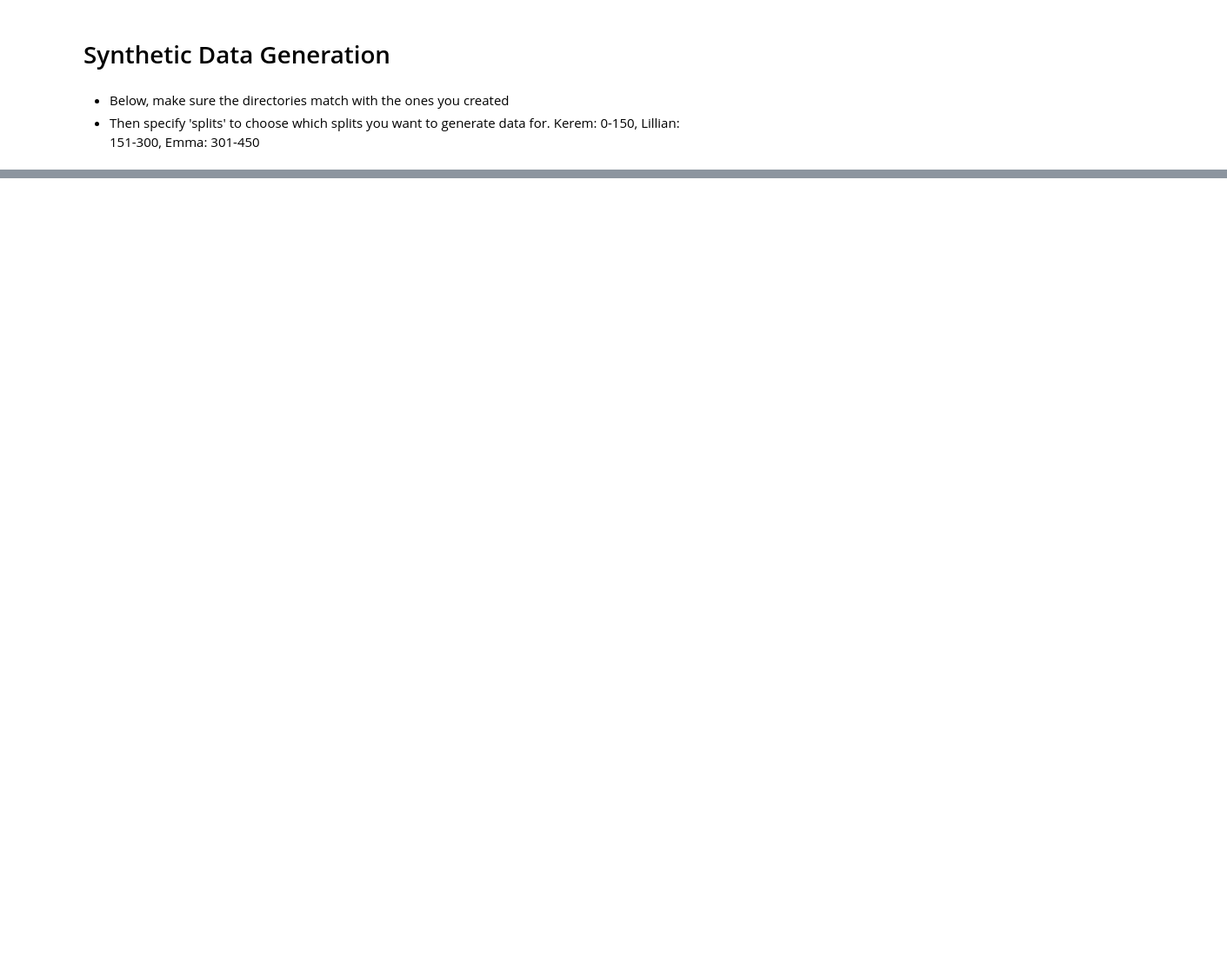
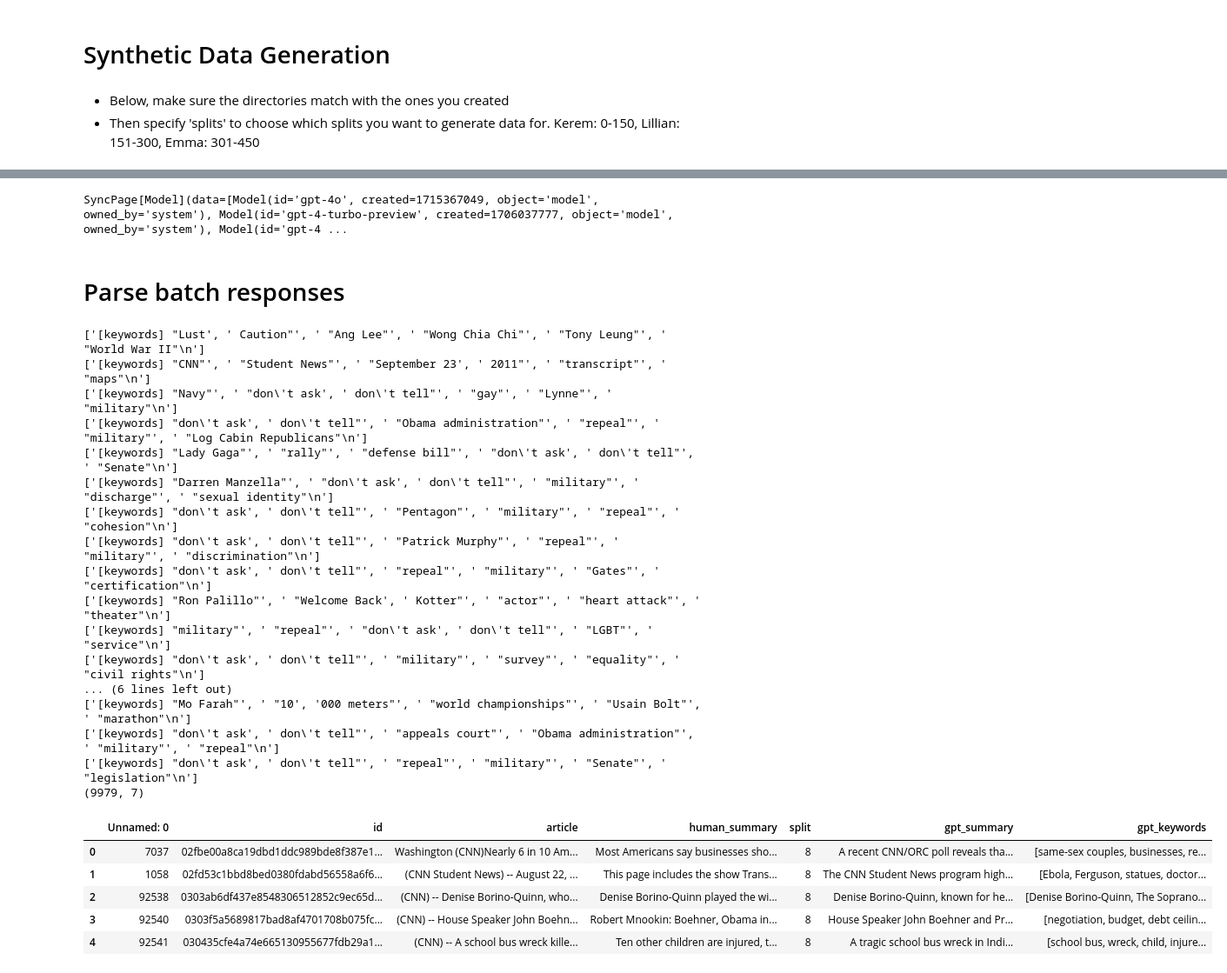
Before and after one commit to lilliansun04/cs2281_synthetic_data, a Jupyter notebook: dataset.ipynb, the cells around one changed output, grey strips where cells are left out. Shown at 87% size. Cells and saved outputs as stored; diff of their text form; code cells hidden in the pictures; blank space fills up the shorter version.

Commit message:
add data parsing, batch generation, and final dataset code (summary)

```diff
--- a/dataset.ipynb
+++ b/dataset.ipynb
@@ -140,0 +203,74 @@ data.process_splits(df_all, generator, splits, synthetic_data_dir = synthetic_da
+# %%
+client.models.list()
+# %% [output]
+SyncPage[Model](data=[Model(id='gpt-4o', created=1715367049, object='model', owned_by='system'), Model(id='gpt-4-turbo-preview', created=1706037777, object='model', owned_by='system'), Model(id='gpt-4 ...
+# %% [markdown]
+# Parse batch responses
+# %%
+import data
+import json
+import pandas as pd
+
+filename = 'datasets/batch_675b4c357e688190b7147f69fc698aab_output.jsonl'
+
+generator = data.SummaryGenerator()
+
+with open(filename, 'r') as json_file:
+    json_list = list(json_file)
+
+
+results = []
+for json_str in json_list:
+    result = json.loads(json_str)
+
+    id = result['custom_id'].split('-')[2]
+    text = result['response']['body']['choices'][0]['message']['content']
+
+    try:
+        out = generator.parse_response(text)
+        out['id'] = id
+        out['gpt_summary'] = out.pop('summary')
+        out['gpt_keywords'] = out.pop('keywords')
+        results.append(out)
+    except Exception as e:
+        continue
+        print(e)
+
+df_out = pd.DataFrame(columns = results[0].keys())
+for result in results:
+    for key in result.keys():
+        result[key] = [result[key]] # otherwise the lists are ignored
+    df_row = pd.DataFrame.from_dict(result)
+    df_out = pd.concat([df_out, df_row])
+
+df_all = pd.read_csv('datasets/cnn_parsed/all.csv')
+df_all = df_all.rename(columns={'highlights' : 'human_summary'})
+
+df_merged = pd.merge(df_all, df_out, on='id', how='inner')
+df_merged.drop(df_merged.columns[df_merged.columns.str.contains('^Unnamed')], axis=1, inplace=True)
+print(df_merged.shape)
+df_merged.head()
+# %% [output]
+['[keywords] "Lust', ' Caution"', ' "Ang Lee"', ' "Wong Chia Chi"', ' "Tony Leung"', ' "World War II"\n']
+['[keywords] "CNN"', ' "Student News"', ' "September 23', ' 2011"', ' "transcript"', ' "maps"\n']
+['[keywords] "Navy"', ' "don\'t ask', ' don\'t tell"', ' "gay"', ' "Lynne"', ' "military"\n']
+['[keywords] "don\'t ask', ' don\'t tell"', ' "Obama administration"', ' "repeal"', ' "military"', ' "Log Cabin Republicans"\n']
+['[keywords] "Lady Gaga"', ' "rally"', ' "defense bill"', ' "don\'t ask', ' don\'t tell"', ' "Senate"\n']
+['[keywords] "Darren Manzella"', ' "don\'t ask', ' don\'t tell"', ' "military"', ' "discharge"', ' "sexual identity"\n']
+['[keywords] "don\'t ask', ' don\'t tell"', ' "Pentagon"', ' "military"', ' "repeal"', ' "cohesion"\n']
+['[keywords] "don\'t ask', ' don\'t tell"', ' "Patrick Murphy"', ' "repeal"', ' "military"', ' "discrimination"\n']
+['[keywords] "don\'t ask', ' don\'t tell"', ' "repeal"', ' "military"', ' "Gates"', ' "certification"\n']
+['[keywords] "Ron Palillo"', ' "Welcome Back', ' Kotter"', ' "actor"', ' "heart attack"', ' "theater"\n']
+['[keywords] "military"', ' "repeal"', ' "don\'t ask', ' don\'t tell"', ' "LGBT"', ' "service"\n']
+['[keywords] "don\'t ask', ' don\'t tell"', ' "military"', ' "survey"', ' "equality"', ' "civil rights"\n']
+... (6 lines left out)
+['[keywords] "Mo Farah"', ' "10', '000 meters"', ' "world championships"', ' "Usain Bolt"', ' "marathon"\n']
+['[keywords] "don\'t ask', ' don\'t tell"', ' "appeals court"', ' "Obama administration"', ' "military"', ' "repeal"\n']
+['[keywords] "don\'t ask', ' don\'t tell"', ' "repeal"', ' "military"', ' "Senate"', ' "legislation"\n']
+(9979, 7)
+|  | Unnamed: 0 | id | article | human_summary | split | gpt_summary | gpt_keywords |
+| 0 | 7037 | 02fbe00a8ca19dbd1ddc989bde8f387e1... | Washington (CNN)Nearly 6 in 10 Am... | Most Americans say businesses sho... | 8 | A recent CNN/ORC poll reveals tha... | [same-sex couples, businesses, re... |
+| 1 | 1058 | 02fd53c1bbd8bed0380fdabd56558a6f6... | (CNN Student News) -- August 22, ... | This page includes the show Trans... | 8 | The CNN Student News program high... | [Ebola, Ferguson, statues, doctor... |
+| 2 | 92538 | 0303ab6df437e8548306512852c9ec65d... | (CNN) -- Denise Borino-Quinn, who... | Denise Borino-Quinn played the wi... | 8 | Denise Borino-Quinn, known for he... | [Denise Borino-Quinn, The Soprano... |
+| 3 | 92540 | 0303f5a5689817bad8af4701708b075fc... | (CNN) -- House Speaker John Boehn... | Robert Mnookin: Boehner, Obama in... | 8 | House Speaker John Boehner and Pr... | [negotiation, budget, debt ceilin... |
+| 4 | 92541 | 030435cfe4a74e665130955677fdb29a1... | (CNN) -- A school bus wreck kille... | Ten other children are injured, t... | 8 | A tragic school bus wreck in Indi... | [school bus, wreck, child, injure... |
```
Also changed, not shown: parts of 14 cells of this notebook, 2 other files.
